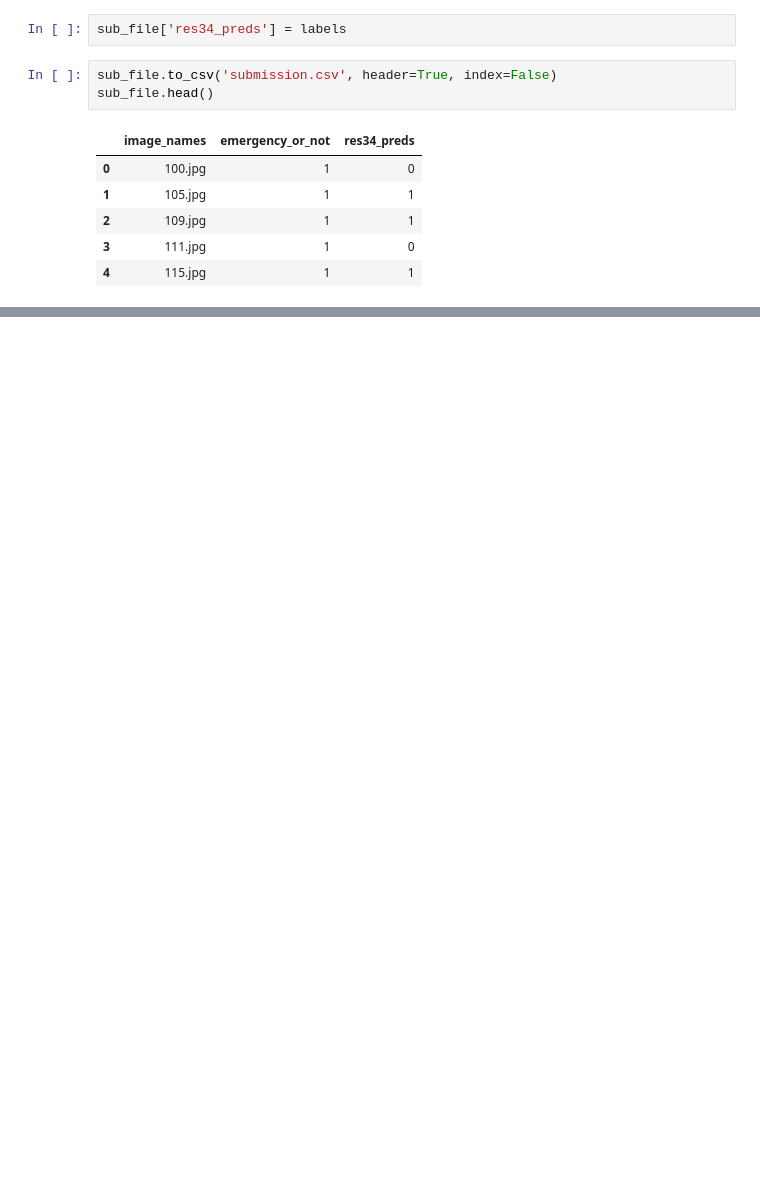
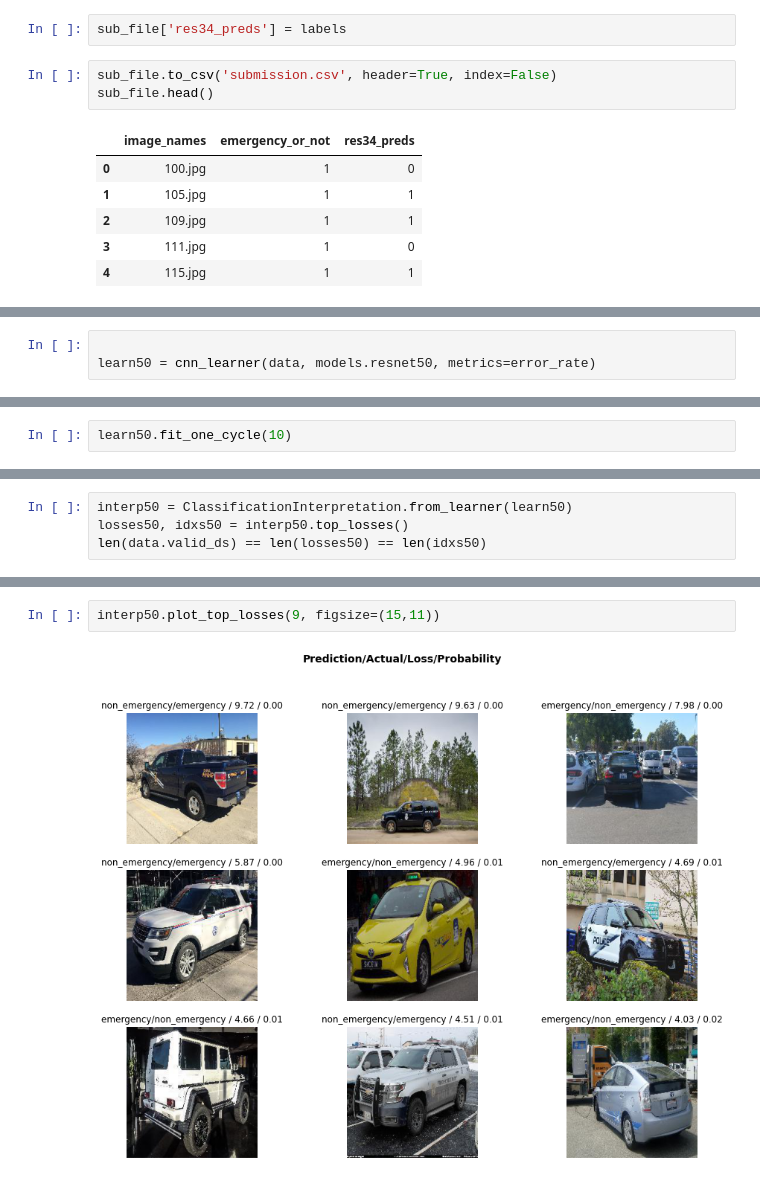
Before and after one commit to amitnits2016/fastai, a Jupyter notebook: EmergencyVsNon/EmergencyVsNon.ipynb, the cells around one changed output, grey strips where cells are left out. Drawn from its saved outputs; the diff is of its cells as text; blank space fills up the shorter version.

```diff
--- a/EmergencyVsNon/EmergencyVsNon.ipynb
+++ b/EmergencyVsNon/EmergencyVsNon.ipynb
@@ -161,0 +175,3 @@ sub_file.head()
+# %%
+
+learn50 = cnn_learner(data, models.resnet50, metrics=error_rate)
@@ -161,0 +200,2 @@ sub_file.head()
+# %%
+learn50.fit_one_cycle(10)
@@ -161,0 +216,4 @@ sub_file.head()
+# %%
+interp50 = ClassificationInterpretation.from_learner(learn50)
+losses50, idxs50 = interp50.top_losses()
+len(data.valid_ds) == len(losses50) == len(idxs50)
@@ -161,0 +223,4 @@ sub_file.head()
+# %%
+interp50.plot_top_losses(9, figsize=(15,11))
+# %% [output]
+[figure, added]
```
Also changed, not shown: parts of 12 cells of this notebook.
